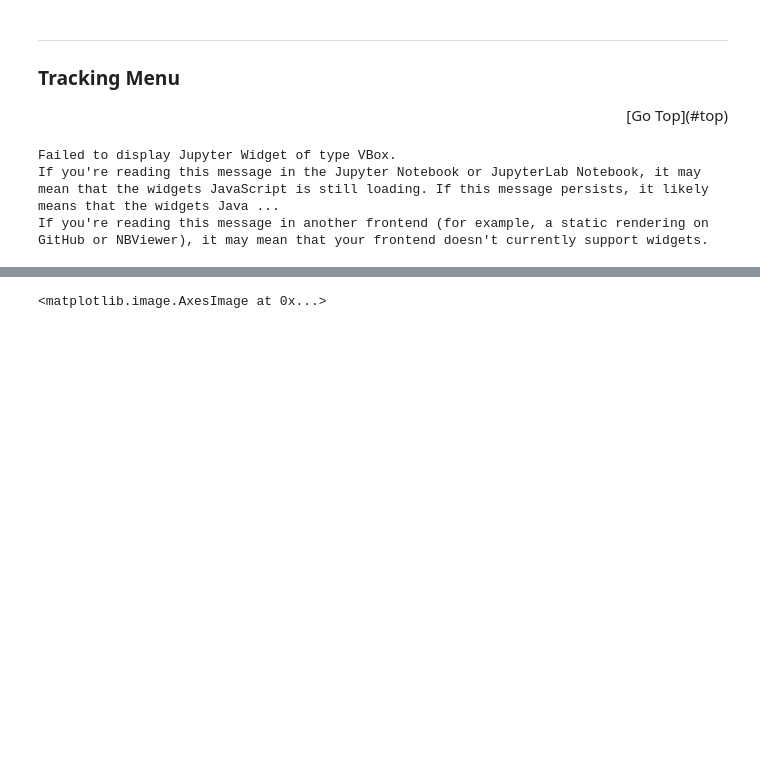
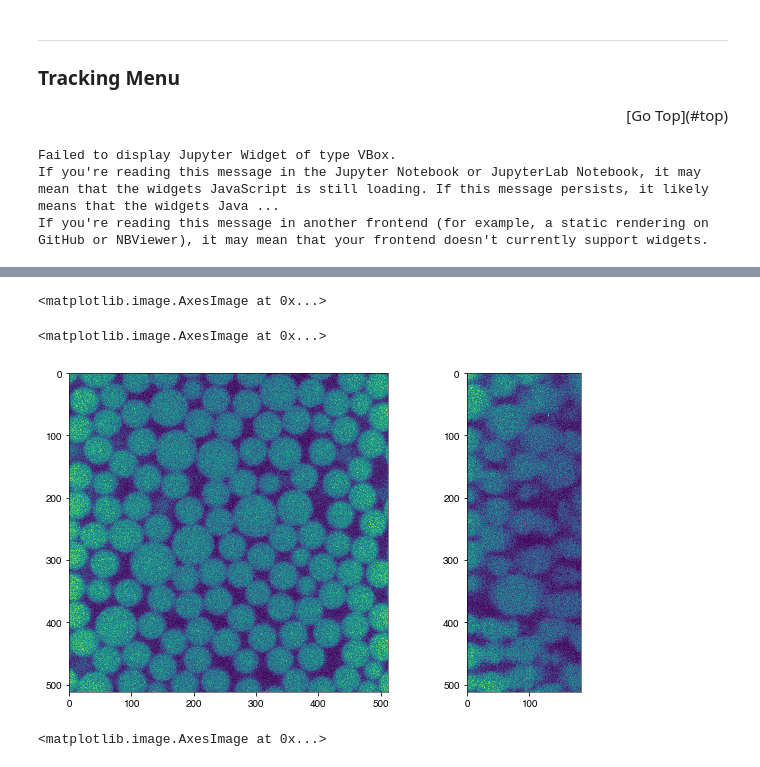
Before and after one commit to Mauva27/Contact_tracking, a Jupyter notebook: notebooks/tracking.ipynb, the cells around one changed output, grey strips where cells are left out. Drawn from its saved outputs; the diff is of its cells as text; code cells hidden in the pictures; blank space fills up the shorter version.

```diff
--- a/notebooks/tracking.ipynb
+++ b/notebooks/tracking.ipynb
@@ -115,20 +74,0 @@ Choose a serie --> 9
-# %%
-data = '/Volumes/Widows/20210201/centres.tif'
-
-f = 0
-nz = 183
-z =5
-img_obj = Image.open(data)
-zxy = []
-
-for i in range(img_obj.n_frames):
-    img_obj.seek(i)
-    zxy.append(np.array(img_obj.convert('L')))
-zxy = np.array(zxy)
-xyz = np.moveaxis(zxy, 0, -1)
-xyz = xyz[f:xyz.shape[0]-f, f:xyz.shape[1]-f, :nz]  # take only a fraction
-
-fig,axs = pl.subplots(1,2, figsize = (10,5))
-axs = axs.ravel()
-axs[0].imshow(xyz[:, :, z])
-axs[1].imshow(xyz[z, :, :])
@@ -139,3 +98,13 @@ axs[1].imshow(xyz[z, :, :])
+# %%
+z = 3
+fig,axs = pl.subplots(1,2, figsize = (10,5))
+axs = axs.ravel()
+axs[0].imshow(xyz[:, :, z])
+axs[1].imshow(xyz[z, :, :])
+# %% [output]
+<matplotlib.image.AxesImage at 0x...>
+<matplotlib.image.AxesImage at 0x...>
+[figure, added]
 # %%
 img = ndimage.median_filter(xyz, 3)
 img = ndimage.gaussian_filter(img, 7)
```
Also changed, not shown: parts of 7 cells of this notebook.
